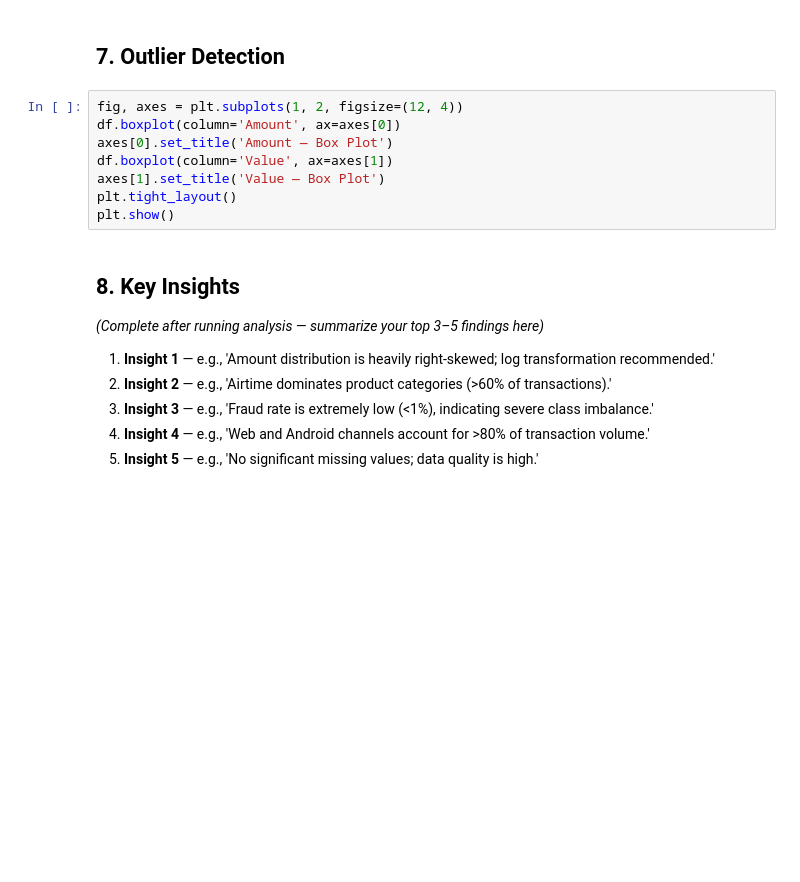
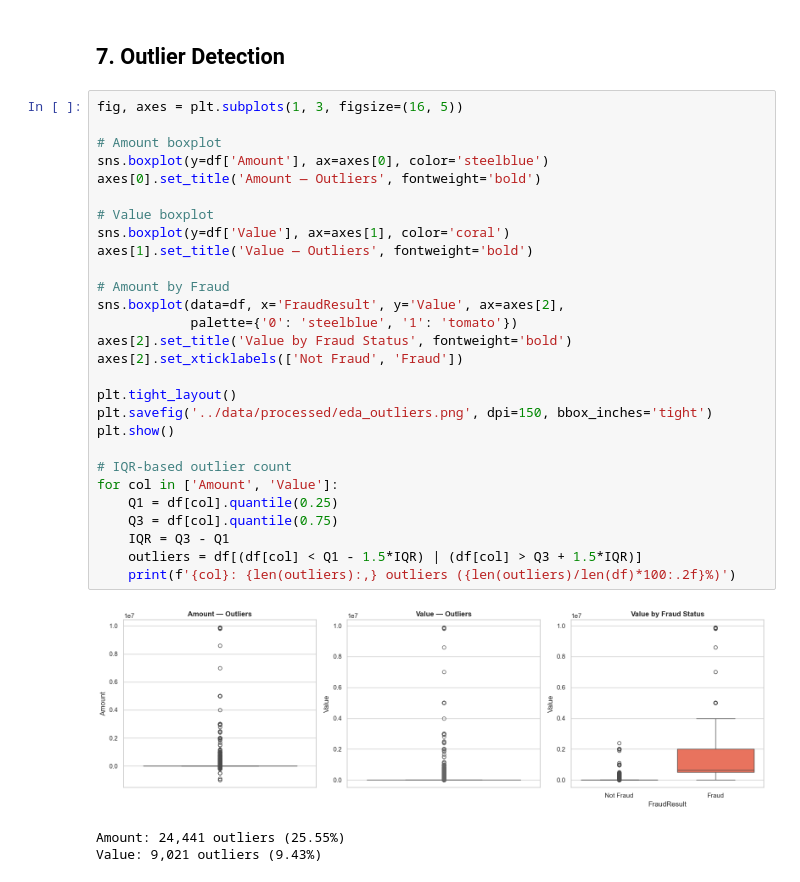
Before and after one commit to kenenit/credit-risk-model, a Jupyter notebook: credit-risk-model/notebooks/eda.ipynb, the cells around one changed output. Saved outputs shown, nothing was run; the diff lists cells and outputs as text; blank space fills up the shorter version.

```diff
--- a/credit-risk-model/notebooks/eda.ipynb
+++ b/credit-risk-model/notebooks/eda.ipynb
@@ -72,20 +223,34 @@ pd.DataFrame({'Missing Count': missing, 'Missing %': missing_pct}).query('`Missi
 # %% [markdown]
 ## 7. Outlier Detection
-# %%
-fig, axes = plt.subplots(1, 2, figsize=(12, 4))
-df.boxplot(column='Amount', ax=axes[0])
-axes[0].set_title('Amount — Box Plot')
-df.boxplot(column='Value', ax=axes[1])
-axes[1].set_title('Value — Box Plot')
-plt.tight_layout()
-plt.show()
-# %% [markdown]
-## 8. Key Insights
-
-*(Complete after running analysis — summarize your top 3–5 findings here)*
-
-1. **Insight 1** — e.g., 'Amount distribution is heavily right-skewed; log transformation recommended.'
-2. **Insight 2** — e.g., 'Airtime dominates product categories (>60% of transactions).'
-3. **Insight 3** — e.g., 'Fraud rate is extremely low (<1%), indicating severe class imbalance.'
-4. **Insight 4** — e.g., 'Web and Android channels account for >80% of transaction volume.'
-5. **Insight 5** — e.g., 'No significant missing values; data quality is high.'
+# %%
+fig, axes = plt.subplots(1, 3, figsize=(16, 5))
+
+# Amount boxplot
+sns.boxplot(y=df['Amount'], ax=axes[0], color='steelblue')
+axes[0].set_title('Amount — Outliers', fontweight='bold')
+
+# Value boxplot
+sns.boxplot(y=df['Value'], ax=axes[1], color='coral')
+axes[1].set_title('Value — Outliers', fontweight='bold')
+
+# Amount by Fraud
+sns.boxplot(data=df, x='FraudResult', y='Value', ax=axes[2],
+            palette={'0': 'steelblue', '1': 'tomato'})
+axes[2].set_title('Value by Fraud Status', fontweight='bold')
+axes[2].set_xticklabels(['Not Fraud', 'Fraud'])
+
+plt.tight_layout()
+plt.savefig('../data/processed/eda_outliers.png', dpi=150, bbox_inches='tight')
+plt.show()
+
+# IQR-based outlier count
+for col in ['Amount', 'Value']:
+    Q1 = df[col].quantile(0.25)
+    Q3 = df[col].quantile(0.75)
+    IQR = Q3 - Q1
+    outliers = df[(df[col] < Q1 - 1.5*IQR) | (df[col] > Q3 + 1.5*IQR)]
+    print(f'{col}: {len(outliers):,} outliers ({len(outliers)/len(df)*100:.2f}%)')
+# %% [output]
+[figure, added]
+Amount: 24,441 outliers (25.55%)
+Value: 9,021 outliers (9.43%)
```
Also changed, not shown: parts of 23 cells of this notebook.
